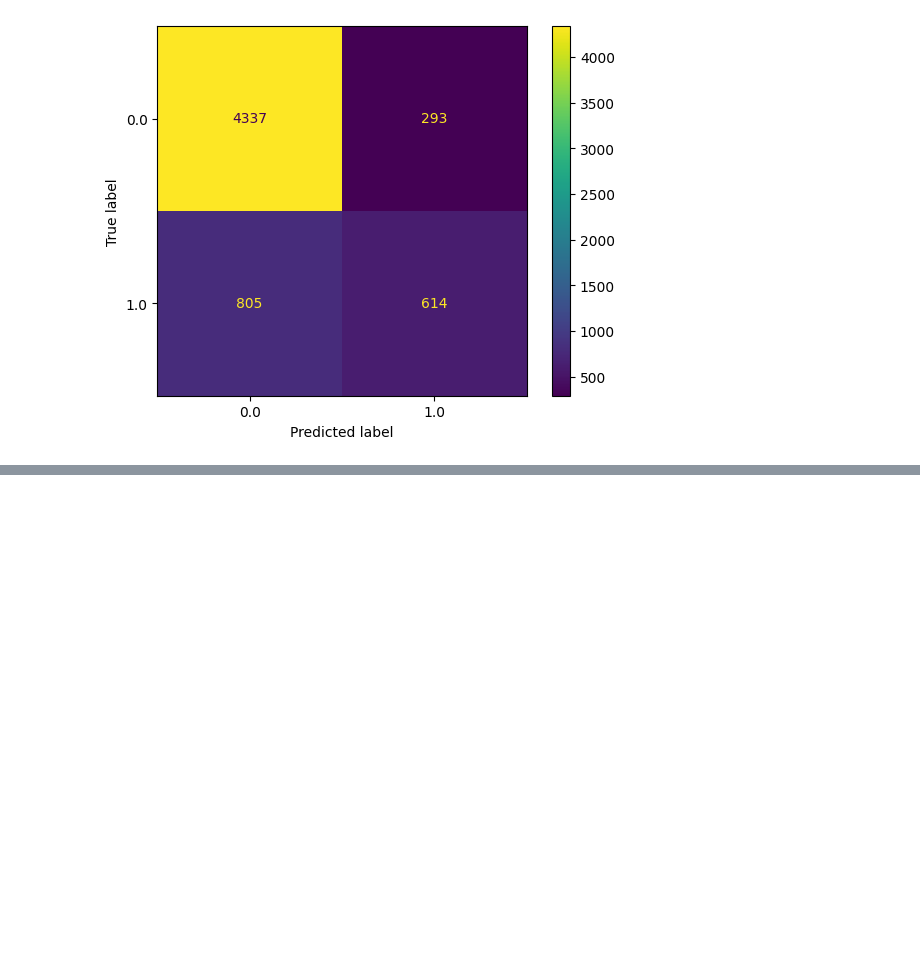
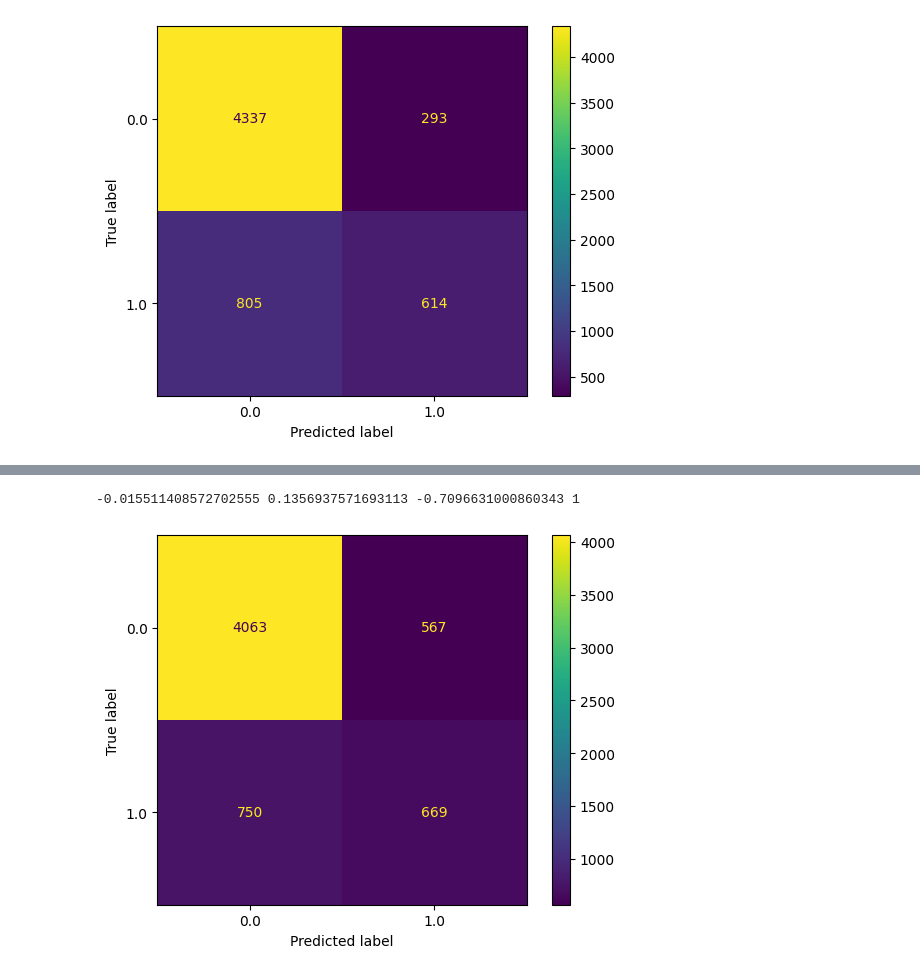
Before and after one commit to Augusto-Rabbia/AA1-TUIA-Rabbia-Spreutels, a Jupyter notebook: tp2/AA1-RABBIA-SPREUTELS.ipynb, the cells around one changed output, grey strips where cells are left out. Saved outputs shown, nothing was run; the diff lists cells and outputs as text; code cells hidden in the pictures; blank space fills up the shorter version.

```diff
--- a/tp2/AA1-RABBIA-SPREUTELS.ipynb
+++ b/tp2/AA1-RABBIA-SPREUTELS.ipynb
@@ -662,0 +714,20 @@ plt.show()
+# %%
+umbral_humedad = df_train["Humidity3pm"].median()
+umbral_nubes = df_train["Cloud3pm"].median()
+umbral_sol = df_train["Sunshine"].quantile(0.25)
+umbral_lluvia = 1
+
+def basemodel_selector(sunshine, humidity3pm, cloud3pm, RainToday):
+    return int(humidity3pm > umbral_humedad and cloud3pm > umbral_nubes and sunshine < umbral_sol)
+
+print(umbral_humedad, umbral_nubes, umbral_sol, umbral_lluvia)
+# %% [output]
+-0.015511408572702555 0.1356937571693113 -0.7096631000860343 1
+# %%
+y_pred = X_test.apply(lambda row: basemodel_selector(row["Sunshine"], row["Humidity3pm"], row["Cloud3pm"], row["RainToday"]), axis=1)
+
+# confussion matrix
+ConfusionMatrixDisplay.from_predictions(y_test, y_pred)
+plt.show()
+# %% [output]
+[figure, added]
```
Also changed, not shown: parts of 11 cells of this notebook.
